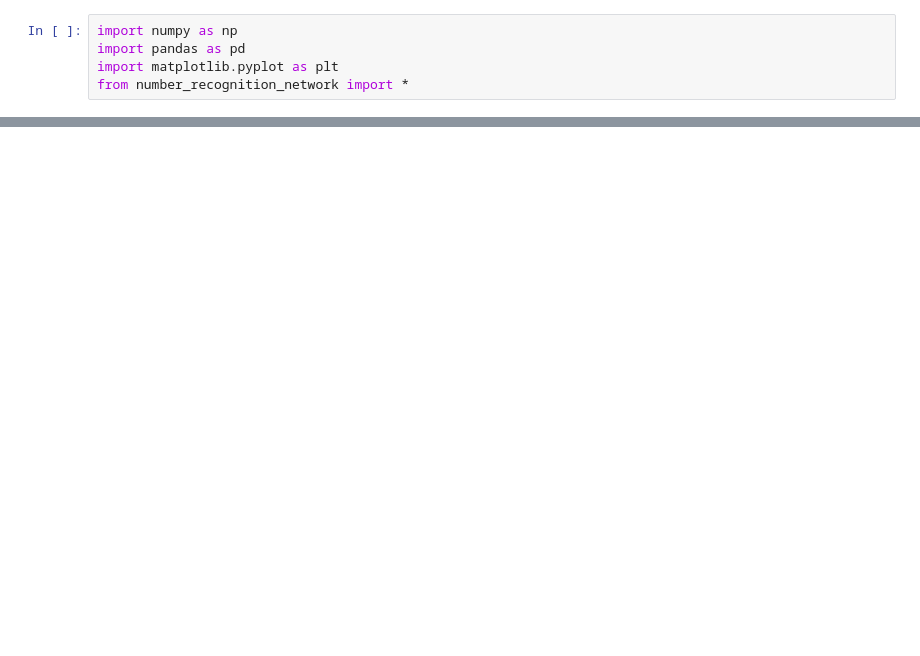
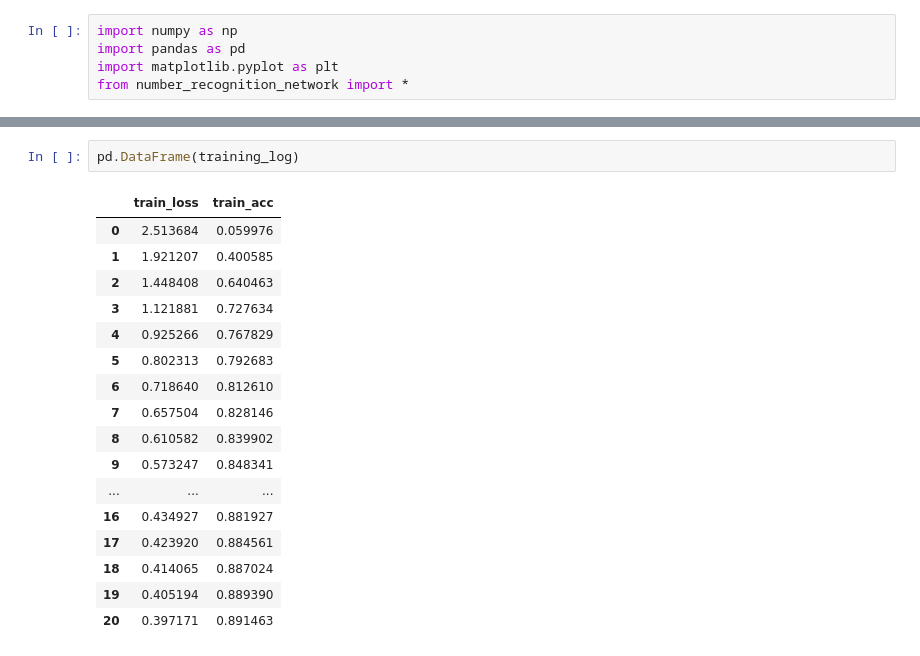
Before and after one commit to axtaylor/ml-concepts, a Jupyter notebook: Neural Networks/number_recognition_test.ipynb, the cells around one changed output, grey strips where cells are left out. Drawn from its saved outputs; the diff is of its cells as text; blank space fills up the shorter version.

```diff
--- a/Neural Networks/number_recognition_test.ipynb
+++ b/Neural Networks/number_recognition_test.ipynb
@@ -55,3 +72,23 @@ Iteration:  475
+# %%
+pd.DataFrame(training_log)
+# %% [output]
+|  | train_loss | train_acc |
+| 0 | 2.513684 | 0.059976 |
+| 1 | 1.921207 | 0.400585 |
+| 2 | 1.448408 | 0.640463 |
+| 3 | 1.121881 | 0.727634 |
+| 4 | 0.925266 | 0.767829 |
+| 5 | 0.802313 | 0.792683 |
+| 6 | 0.718640 | 0.812610 |
+| 7 | 0.657504 | 0.828146 |
+| 8 | 0.610582 | 0.839902 |
+| 9 | 0.573247 | 0.848341 |
+| ... | ... | ... |
+| 16 | 0.434927 | 0.881927 |
+| 17 | 0.423920 | 0.884561 |
+| 18 | 0.414065 | 0.887024 |
+| 19 | 0.405194 | 0.889390 |
+| 20 | 0.397171 | 0.891463 |
 # %%
 '''Training Score'''
 
```
Also changed, not shown: parts of 9 cells of this notebook, 1 other file.
